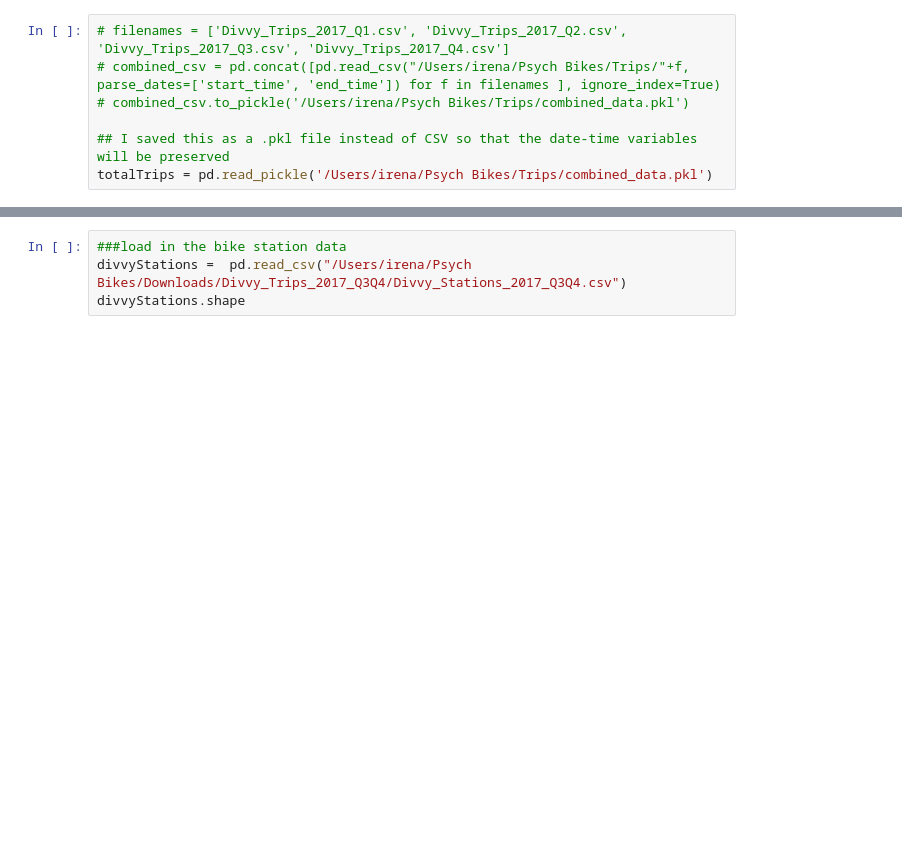
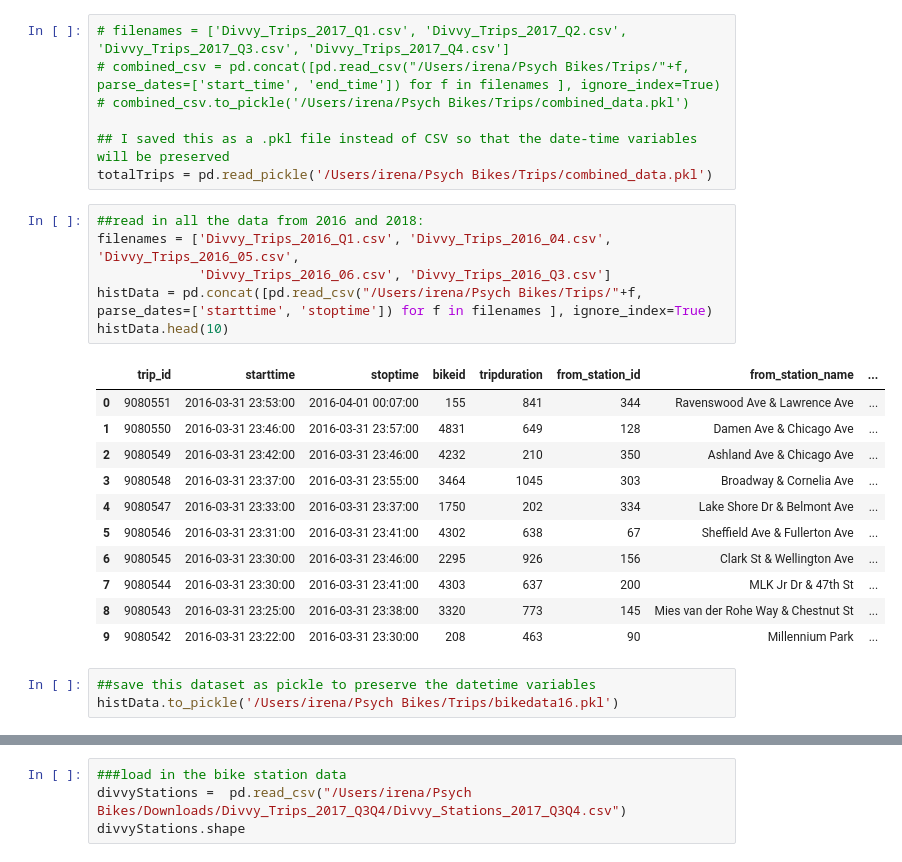
Before and after one commit to raubsaurier/psych_bikes, a Jupyter notebook: divvy_heatmaps.ipynb, the cells around one changed output, grey strips where cells are left out. Saved outputs shown, nothing was run; the diff lists cells and outputs as text; blank space fills up the shorter version.

Commit message:
add code to read in historical and 2018 data

```diff
--- a/divvy_heatmaps.ipynb
+++ b/divvy_heatmaps.ipynb
@@ -16,3 +16,24 @@ import math
 
 ## I saved this as a .pkl file instead of CSV so that the date-time variables will be preserved
 totalTrips = pd.read_pickle('/Users/irena/Psych Bikes/Trips/combined_data.pkl')
+# %%
+##read in all the data from 2016 and 2018:
+filenames = ['Divvy_Trips_2016_Q1.csv', 'Divvy_Trips_2016_04.csv',  'Divvy_Trips_2016_05.csv',
+             'Divvy_Trips_2016_06.csv', 'Divvy_Trips_2016_Q3.csv']
+histData = pd.concat([pd.read_csv("/Users/irena/Psych Bikes/Trips/"+f, parse_dates=['starttime', 'stoptime']) for f in filenames ], ignore_index=True)
+histData.head(10)
+# %% [output]
+|  | trip_id | starttime | stoptime | bikeid | tripduration | from_station_id | from_station_name | ... |
+| 0 | 9080551 | 2016-03-31 23:53:00 | 2016-04-01 00:07:00 | 155 | 841 | 344 | Ravenswood Ave & Lawrence Ave | ... |
+| 1 | 9080550 | 2016-03-31 23:46:00 | 2016-03-31 23:57:00 | 4831 | 649 | 128 | Damen Ave & Chicago Ave | ... |
+| 2 | 9080549 | 2016-03-31 23:42:00 | 2016-03-31 23:46:00 | 4232 | 210 | 350 | Ashland Ave & Chicago Ave | ... |
+| 3 | 9080548 | 2016-03-31 23:37:00 | 2016-03-31 23:55:00 | 3464 | 1045 | 303 | Broadway & Cornelia Ave | ... |
+| 4 | 9080547 | 2016-03-31 23:33:00 | 2016-03-31 23:37:00 | 1750 | 202 | 334 | Lake Shore Dr & Belmont Ave | ... |
+| 5 | 9080546 | 2016-03-31 23:31:00 | 2016-03-31 23:41:00 | 4302 | 638 | 67 | Sheffield Ave & Fullerton Ave | ... |
+| 6 | 9080545 | 2016-03-31 23:30:00 | 2016-03-31 23:46:00 | 2295 | 926 | 156 | Clark St & Wellington Ave | ... |
+| 7 | 9080544 | 2016-03-31 23:30:00 | 2016-03-31 23:41:00 | 4303 | 637 | 200 | MLK Jr Dr & 47th St | ... |
+| 8 | 9080543 | 2016-03-31 23:25:00 | 2016-03-31 23:38:00 | 3320 | 773 | 145 | Mies van der Rohe Way & Chestnut St | ... |
+| 9 | 9080542 | 2016-03-31 23:22:00 | 2016-03-31 23:30:00 | 208 | 463 | 90 | Millennium Park | ... |
+# %%
+##save this dataset as pickle to preserve the datetime variables
+histData.to_pickle('/Users/irena/Psych Bikes/Trips/bikedata16.pkl')
```
Also changed, not shown: parts of 1 cell of this notebook.
